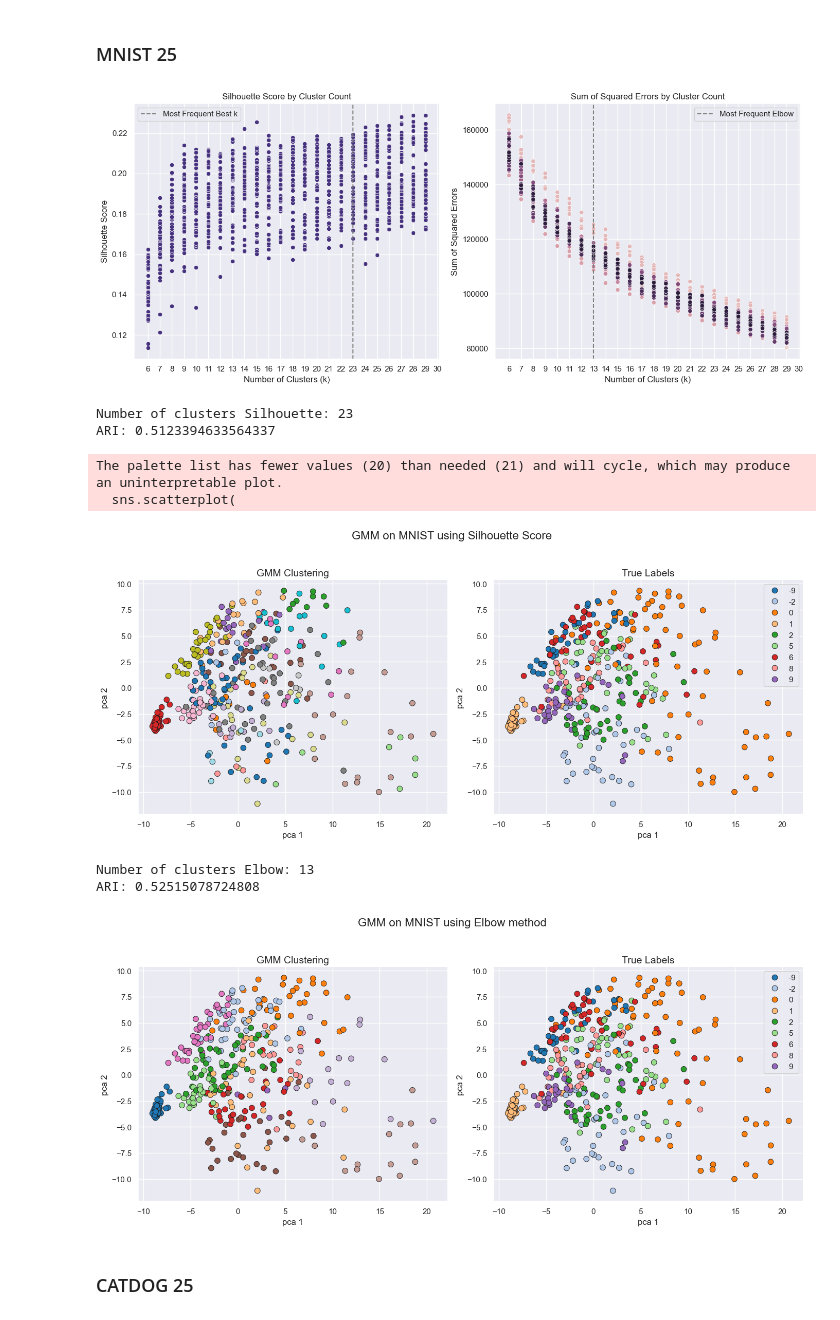
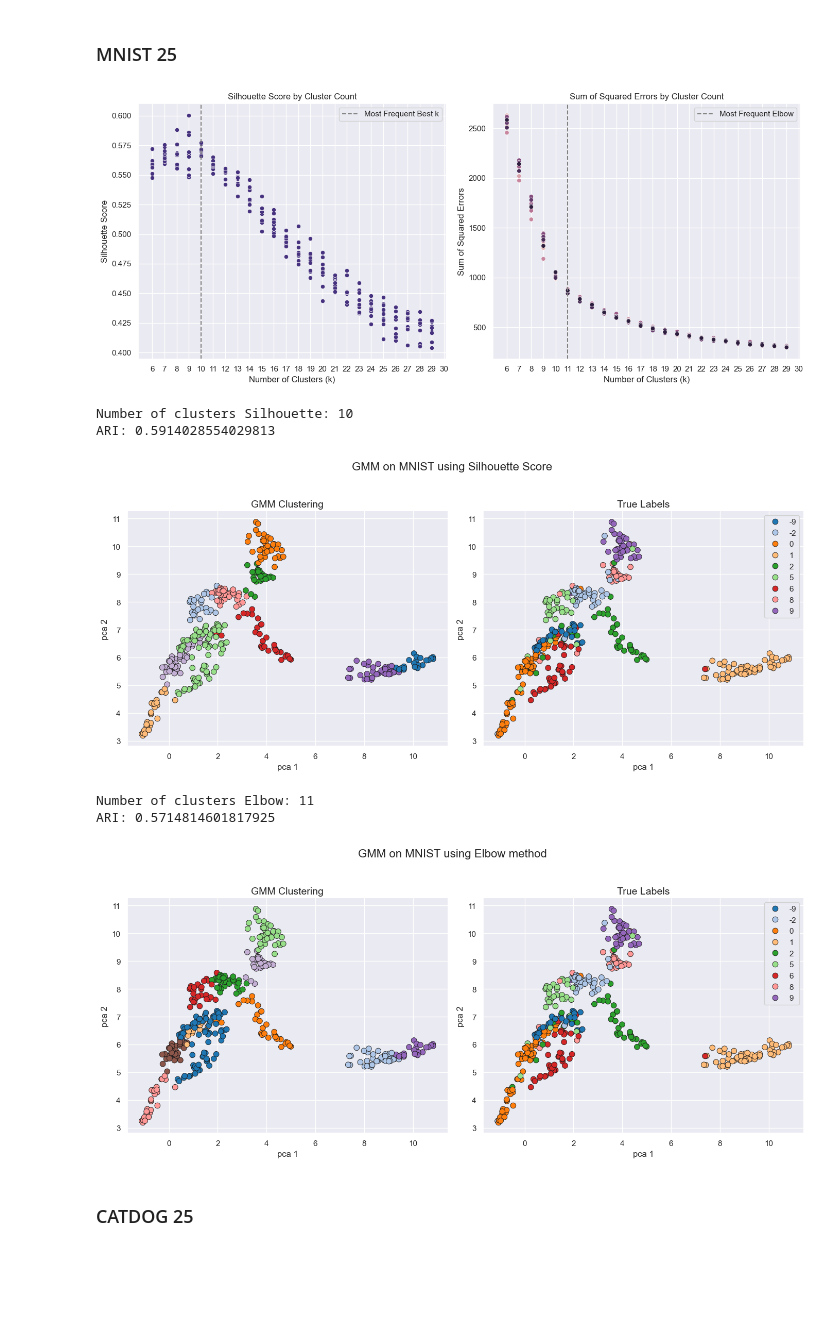
Before and after one commit to Max-Fredsdal/MVE441, a Jupyter notebook: project_3/project_3_GMM.ipynb, the cells around one changed output. Drawn from its saved outputs; the diff is of its cells as text; code cells hidden in the pictures; blank space fills up the shorter version.

```diff
--- a/project_3/project_3_GMM.ipynb
+++ b/project_3/project_3_GMM.ipynb
@@ -70,10 +71,16 @@ X_mnist_train, X_mnist_test, y_mnist_train, y_mnist_test = train_test_split(
 ### Lower dimensional projections using PCA
 # %%
 # Project into 2, 25, 50 principle components
-pca2 = PCA(n_components=2, random_state=42)
-pca25 = PCA(n_components=25, random_state=42)
-pca50 = PCA(n_components=50, random_state=42)
+# pca2 = PCA(n_components=2, random_state=42)
+# pca10 = PCA(n_components=10, random_state=42)
+# pca25 = PCA(n_components=25, random_state=42)
+# pca50 = PCA(n_components=50, random_state=42)
 scaler = StandardScaler()
+
+pca2 = umap.UMAP(n_neighbors=10, min_dist=0.1, n_components=2, random_state=42)
+pca10 = umap.UMAP(n_neighbors=10, min_dist=0.1, n_components=10, random_state=42)
+pca25 = umap.UMAP(n_neighbors=10, min_dist=0.1, n_components=25, random_state=42)
+pca50 = umap.UMAP(n_neighbors=10, min_dist=0.1, n_components=50, random_state=42)
 
 
 # CATDOG data set
@@ -93,6 +100,8 @@ X_mnist_test = scaler.transform(X_mnist_test)
 
 X_mnist_train2 = pca2.fit_transform(X_mnist_train)
 X_mnist_test2 = pca2.transform(X_mnist_test)
+X_mnist_train10 = pca10.fit_transform(X_mnist_train)
+X_mnist_test10 = pca10.transform(X_mnist_test)
 X_mnist_train25 = pca25.fit_transform(X_mnist_train)
 X_mnist_test25 = pca25.transform(X_mnist_test)
 X_mnist_train50 = pca50.fit_transform(X_mnist_train)
@@ -202,7 +211,7 @@ def tune_gmm_params(X, param_grid, n_splits=5, random_state=42):
         for fold, (train_idx, _) in enumerate(kf.split(X)):
             X_train = X[train_idx]
 
-            gmm = GaussianMixture(n_components=k, random_state=random_state)
+            gmm = GaussianMixture(n_components=k,n_init=10, random_state=random_state)
             gmm.fit(X_train)
             labels = gmm.predict(X_train)
             centers = gmm.means_
@@ -322,8 +388,8 @@ Best k's across runs: [np.int64(13), np.int64(13), np.int64(14), np.int64(12), n
 # %%
 # 25 components
 
-aris_ss_catdog25, k_best_ss_catdog25, aris_elbow_catdog25 , k_best_elbow_catdog25, df_runs_catdog25 = assess_tuning_stability(X_catdog_train25, [x for x in range(1,10)], 10, 5)
+aris_ss_catdog25, k_best_ss_catdog25, aris_elbow_catdog25 , k_best_elbow_catdog25, df_runs_catdog25,_ = assess_tuning_stability(X_catdog_train25, X_catdog_test25, [x for x in range(1,10)], 10, 5)
 
-ris_ss_mnist50, k_best_ss_mnist25, aris_elbow_mnist25 , k_best_elbow_mnist25, df_runs_mnist25 = assess_tuning_stability(X_mnist_train25, [x for x in range(6,30)], 10, 5)
+aris_ss_mnist25, k_best_ss_mnist25, aris_elbow_mnist25 , k_best_elbow_mnist25, df_runs_mnist25,_ = assess_tuning_stability(X_mnist_train25, X_mnist_test25, [x for x in range(6,30)], 10, 5)
 # %% [output]
 ##### Metrics using Silhouette score: #####
@@ -472,18 +591,12 @@ ARI: 0.11186576108669596
 # %% [markdown]
 ### MNIST 25
 # %%
-values, counts = np.unique(k_best_ss_mnist25, return_counts=True)
-most_frequent_k_ss = values[np.argmax(counts)]
-
-values, counts = np.unique(k_best_elbow_mnist25, return_counts=True)
-most_frequent_k_elbow = values[np.argmax(counts)]
-
 fig, (ax1, ax2) = plt.subplots(ncols=2, figsize=(14, 6))
 
 xticks_range = list(range(6, 31))
 
 sns.scatterplot(data=df_runs_mnist25, x='n_clusters', y='silhouette', marker='o', ax=ax1, legend=False)
-ax1.axvline(most_frequent_k_ss, color='gray', linestyle='--', label='Most Frequent Best k')
+ax1.axvline(k_best_ss_mnist25, color='gray', linestyle='--', label='Most Frequent Best k')
 ax1.set_title('Silhouette Score by Cluster Count')
 ax1.set_xlabel('Number of Clusters (k)')
 ax1.set_ylabel('Silhouette Score')
@@ -492,7 +605,7 @@ ax1.set_xticks(xticks_range)
 
 # Plot 2: Sum of Squared Errors
 sns.scatterplot(data=df_runs_mnist25, x='n_clusters', y='sum_sq_error', hue="run", marker='o', ax=ax2, legend=False)
-ax2.axvline(most_frequent_k_elbow, color='gray', linestyle='--', label='Most Frequent Elbow')
+ax2.axvline(k_best_elbow_mnist25, color='gray', linestyle='--', label='Most Frequent Elbow')
 ax2.set_title('Sum of Squared Errors by Cluster Count')
 ax2.set_xlabel('Number of Clusters (k)')
 ax2.set_ylabel('Sum of Squared Errors')
@@ -502,31 +615,29 @@ ax2.set_xticks(xticks_range)
 plt.tight_layout()
 plt.show()
 # %% [output]
-[figure, old version]
+[figure, new version]
 # %%
-gmm_mnist25 = GaussianMixture(n_components=most_frequent_k_ss).fit(X_mnist_train25)
+gmm_mnist25 = GaussianMixture(n_components=k_best_ss_mnist25).fit(X_mnist_train25)
 y_mnist_pred25 = gmm_mnist25.predict(X_mnist_test25)
 ari_mnist25 = adjusted_rand_score(y_mnist_test, y_mnist_pred25)
-print(f"Number of clusters Silhouette: {most_frequent_k_ss}")
+print(f"Number of clusters Silhouette: {k_best_ss_mnist25}")
 print(f"ARI: {ari_mnist25}")
 plot_gmm_and_true_labels(X_mnist_test25,y_mnist_pred25, y_mnist_test, gmm_mnist25, title="GMM on MNIST using Silhouette Score")
 
 
-gmm_mnist25 = GaussianMixture(n_components=most_frequent_k_elbow).fit(X_mnist_train25)
+gmm_mnist25 = GaussianMixture(n_components=k_best_elbow_mnist25).fit(X_mnist_train25)
 y_mnist_pred25 = gmm_mnist25.predict(X_mnist_test25)
 ari_mnist25 = adjusted_rand_score(y_mnist_test, y_mnist_pred25)
-print(f"Number of clusters Elbow: {most_frequent_k_elbow}")
+print(f"Number of clusters Elbow: {k_best_elbow_mnist25}")
 print(f"ARI: {ari_mnist25}")
 plot_gmm_and_true_labels(X_mnist_test25,y_mnist_pred25, y_mnist_test, gmm_mnist25, title="GMM on MNIST using Elbow method")
 # %% [output]
-Number of clusters Silhouette: 23
-ARI: 0.5123394633564337
+Number of clusters Silhouette: 10
+ARI: 0.5914028554029813
+[figure, new version]
-The palette list has fewer values (20) than needed (21) and will cycle, which may produce an uninterpretable plot.
-  sns.scatterplot(
+Number of clusters Elbow: 11
+ARI: 0.5714814601817925
-[figure, old version]
-Number of clusters Elbow: 13
-ARI: 0.52515078724808
-[figure, old version]
+[figure, new version]
 # %% [markdown]
 ### CATDOG 25
 # %%
```
Also changed, not shown: parts of 22 cells of this notebook.
